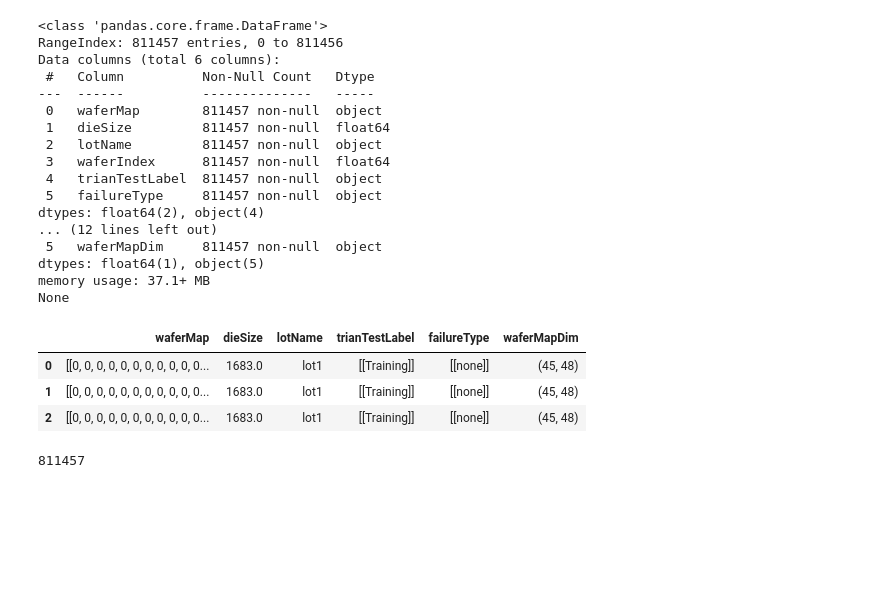
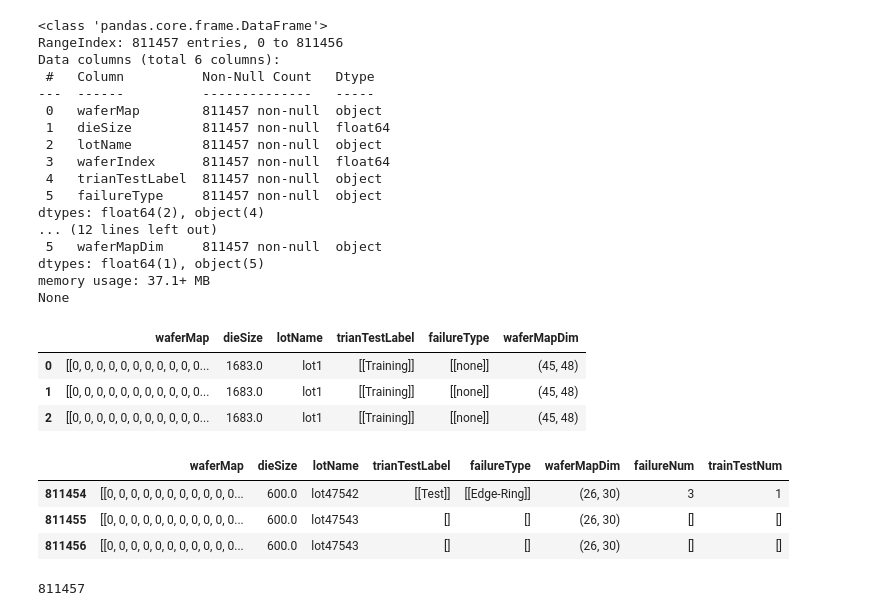
Before and after one commit to davidguo123456/Wafer-Defect-CNN, a Jupyter notebook: main.ipynb, the cells around one changed output. Drawn from its saved outputs; the diff is of its cells as text; code cells hidden in the pictures; blank space fills up the shorter version.

```diff
--- a/main.ipynb
+++ b/main.ipynb
@@ -57,9 +57,15 @@ None
 # %%
 df['failureNum']=df.failureType
 df['trainTestNum']=df.trianTestLabel
 mapping_type={'Center':0,'Donut':1,'Edge-Loc':2,'Edge-Ring':3,'Loc':4,'Random':5,'Scratch':6,'Near-full':7,'none':8}
 mapping_traintest={'Training':0,'Test':1}
 df=df.replace({'failureNum':mapping_type, 'trainTestNum':mapping_traintest})
+display(df.tail(3))
+# %% [output]
+|  | waferMap | dieSize | lotName | trianTestLabel | failureType | waferMapDim | failureNum | trainTestNum |
+| 811454 | [[0, 0, 0, 0, 0, 0, 0, 0, 0, 0, 0... | 600.0 | lot47542 | [[Test]] | [[Edge-Ring]] | (26, 30) | 3 | 1 |
+| 811455 | [[0, 0, 0, 0, 0, 0, 0, 0, 0, 0, 0... | 600.0 | lot47543 | [] | [] | (26, 30) | [] | [] |
+| 811456 | [[0, 0, 0, 0, 0, 0, 0, 0, 0, 0, 0... | 600.0 | lot47543 | [] | [] | (26, 30) | [] | [] |
 # %%
 tol_wafers = df.shape[0]
 print(tol_wafers)
```
Also changed, not shown: parts of 6 cells of this notebook.
